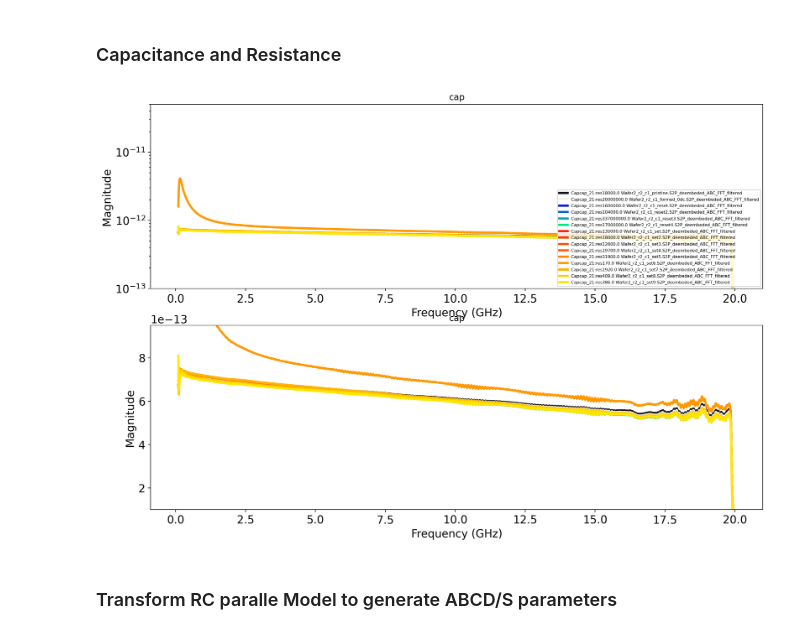
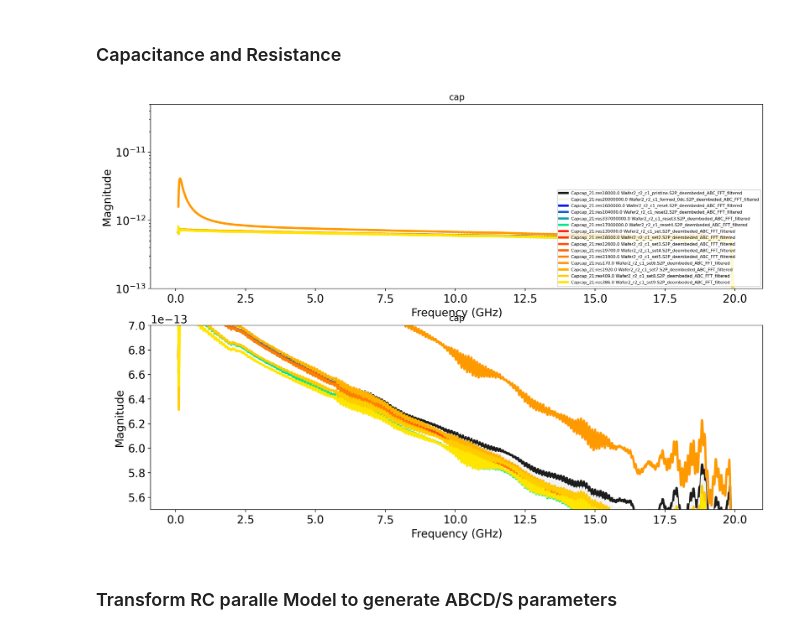
Before and after one commit to hc3413/VNA_Analysis, a Jupyter notebook: Exp_Modelling.ipynb, the cells around one changed output. Drawn from its saved outputs; the diff is of its cells as text; code cells hidden in the pictures.

```diff
--- a/Exp_Modelling.ipynb
+++ b/Exp_Modelling.ipynb
@@ -211,35 +211,35 @@ r_num = [[23,42],[56,60,64,67], [57,58,59,61,62,63,65,66,68]]
 
 p_1 = subgen(s2p_files_2_ABCD_FFT, r_num)
 p_2 = subgen(sp2_files_2_FFT, r_num)
 
 plot_data_1 = p_1
 plot_data_2 = p_2
 
 # res_list_names = [pristine=1.8e4,formed=2e7,reset=1.6e6,set=1.35e5,set2=1.8e4,set3=1.26e4,reset2=1.04e5,set4=1.97e4,set5=3.19e4,set6=1.7e2
 #                   reset3=3.37e8,set7=1.92e3,set8=4.09e2,reset4=1.7e7,set9=3.86e2]
 res_list = [[1.8e4,2e7],[1.6e6,1.04e5,3.37e8,1.7e7],[1.35e5,1.8e4,1.26e4,1.97e4,3.19e4,1.7e2,1.92e3,4.09e2,3.86e2]]
 #res_list = [x * 1e6 for x in [1.8e4,2e7,1.6e6,1.35e5,1.8e4,1.26e4,1.04e5,1.97e4,3.19e4,1.7e2,3.37e8,1.92e3,4.09e2,1.7e7,3.86e2]]
 
 #-------------------Plotting-------------------
 plt.rcParams['lines.linewidth'] = 3  # Change this to your desired line width
 f = plt.figure(figsize=(15,10),dpi=200)
 gs = f.add_gridspec(2, 1)
 ax = f.add_subplot(gs[0, 0])
 ax1 = f.add_subplot(gs[1, 0])
 
 #
 sub_plot(ax=ax, dev_subset = plot_data_1, plot_type=['cap'], log_x=False, m_port=[2], n_port=[1], deembed_data=False,
          y_range = [1e-13,5e-11],x_range='0.1-20ghz', R_in = res_list,log_y=True
          )
 #
 sub_plot(ax=ax1, dev_subset = plot_data_1, plot_type=['cap'], log_x=False, m_port=[2], n_port=[1], deembed_data=False,
-         y_range=[1e-13,9.5e-13], x_range='0.1-20ghz',p_legend = False, R_in = res_list)
+         y_range=[5.5e-13,7e-13], x_range='0.1-20ghz',p_legend = False, R_in = res_list)
 
 #plt.savefig(os.path.join(path_out, 'capacitance_from_RCsimple_dual22'), format='svg')
 
 plt.show()
 # %% [output]
-[figure, old version]
+[figure, new version]
 # %% [markdown]
 ### Transform RC paralle Model to generate ABCD/S parameters
 # %%
```
Also changed, not shown: parts of 3 cells of this notebook.
